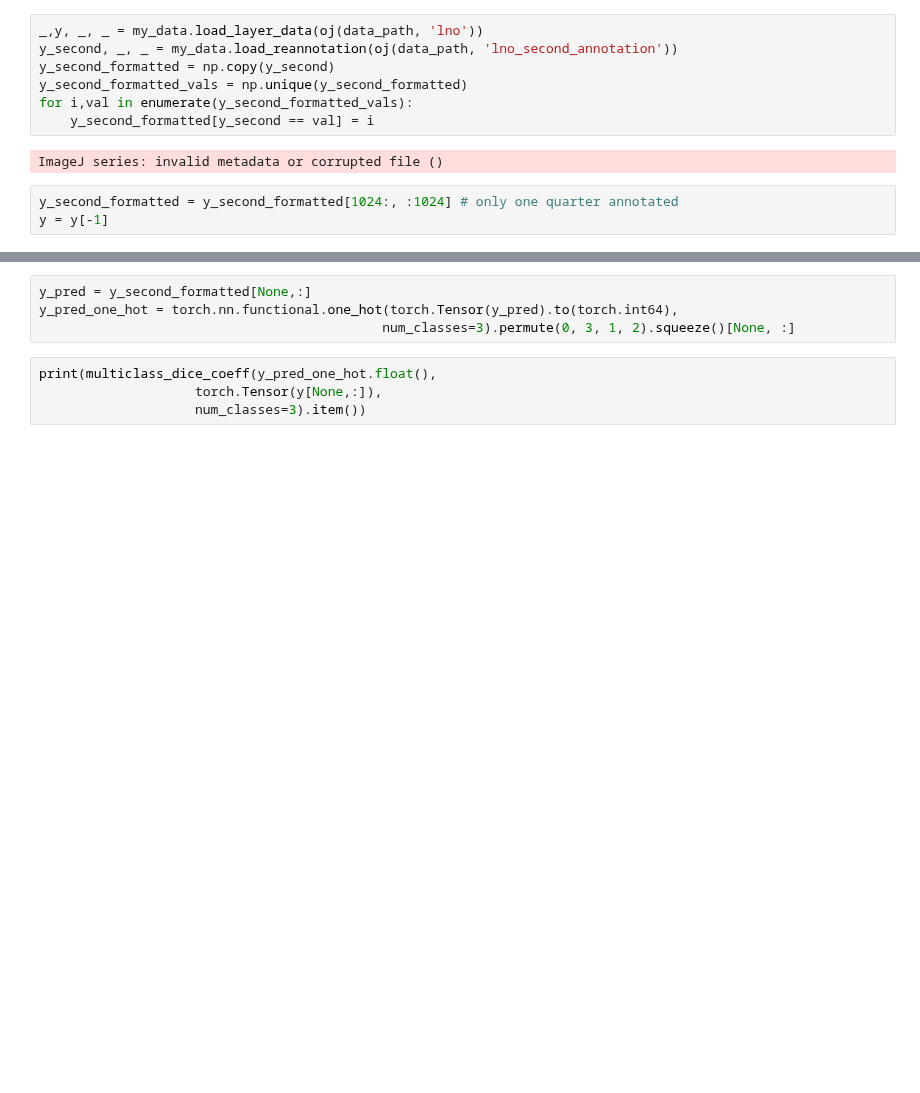
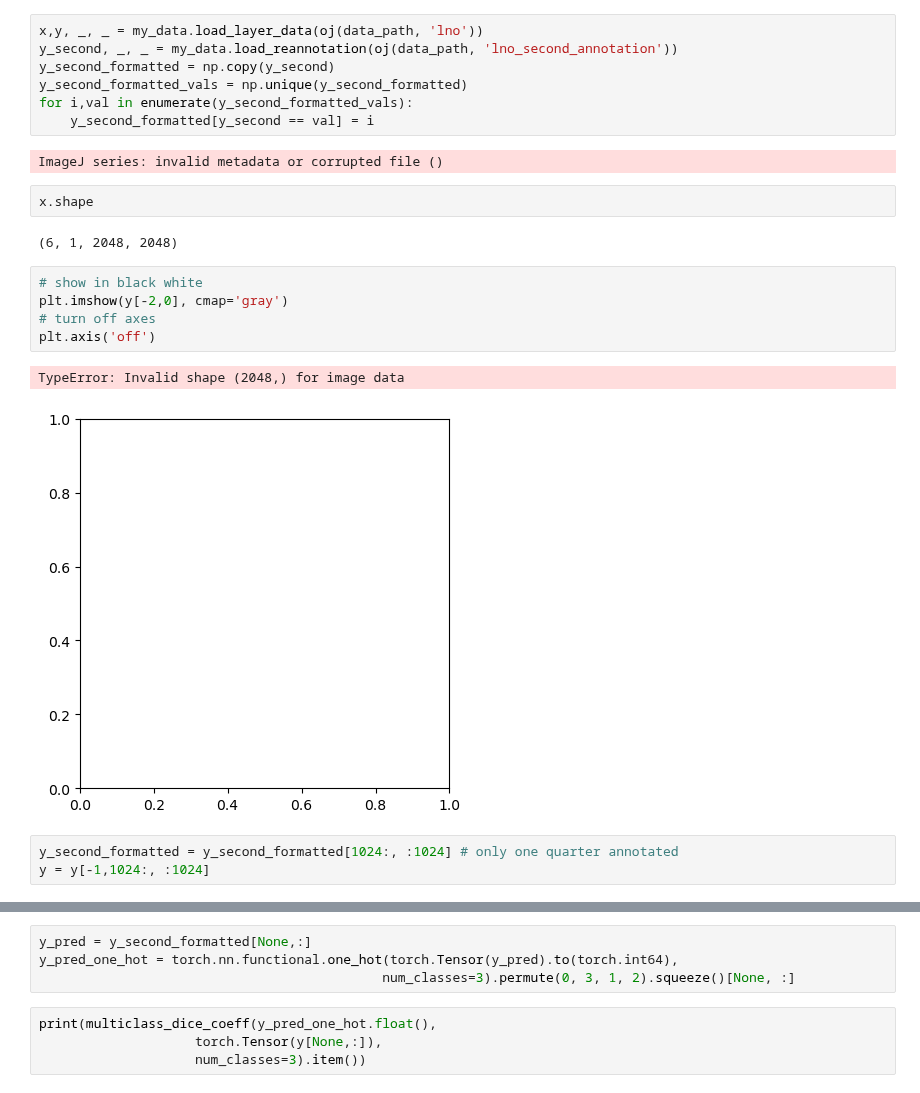
Before and after one commit to laura-rieger/segmenter, a Jupyter notebook: src/Repeat annotation.ipynb, the cells around one changed output, grey strips where cells are left out. Drawn from its saved outputs; the diff is of its cells as text; blank space fills up the shorter version.

```diff
--- a/src/Repeat annotation.ipynb
+++ b/src/Repeat annotation.ipynb
@@ -24,5 +22,5 @@ The autoreload extension is already loaded. To reload it, use:
 # %%
-_,y, _, _ = my_data.load_layer_data(oj(data_path, 'lno'))
+x,y, _, _ = my_data.load_layer_data(oj(data_path, 'lno'))
 y_second, _, _ = my_data.load_reannotation(oj(data_path, 'lno_second_annotation'))
 y_second_formatted = np.copy(y_second)
 y_second_formatted_vals = np.unique(y_second_formatted)
@@ -30,9 +28,21 @@ for i,val in enumerate(y_second_formatted_vals):
     y_second_formatted[y_second == val] = i
 # %% [output]
 ImageJ series: invalid metadata or corrupted file ()
+# %%
+x.shape
+# %% [output]
+(6, 1, 2048, 2048)
+# %%
+# show in black white
+plt.imshow(y[-2,0], cmap='gray')
+# turn off axes
+plt.axis('off')
+# %% [output]
+TypeError: Invalid shape (2048,) for image data
+[figure, added]
 # %%
 y_second_formatted = y_second_formatted[1024:, :1024] # only one quarter annotated
-y = y[-1]
+y = y[-1,1024:, :1024]
 # %%
 fig, axes = plt.subplots(ncols=3, figsize= (12,4))
 axes[0].imshow(y)
```
Also changed, not shown: parts of 4 cells of this notebook, 10 other files.
